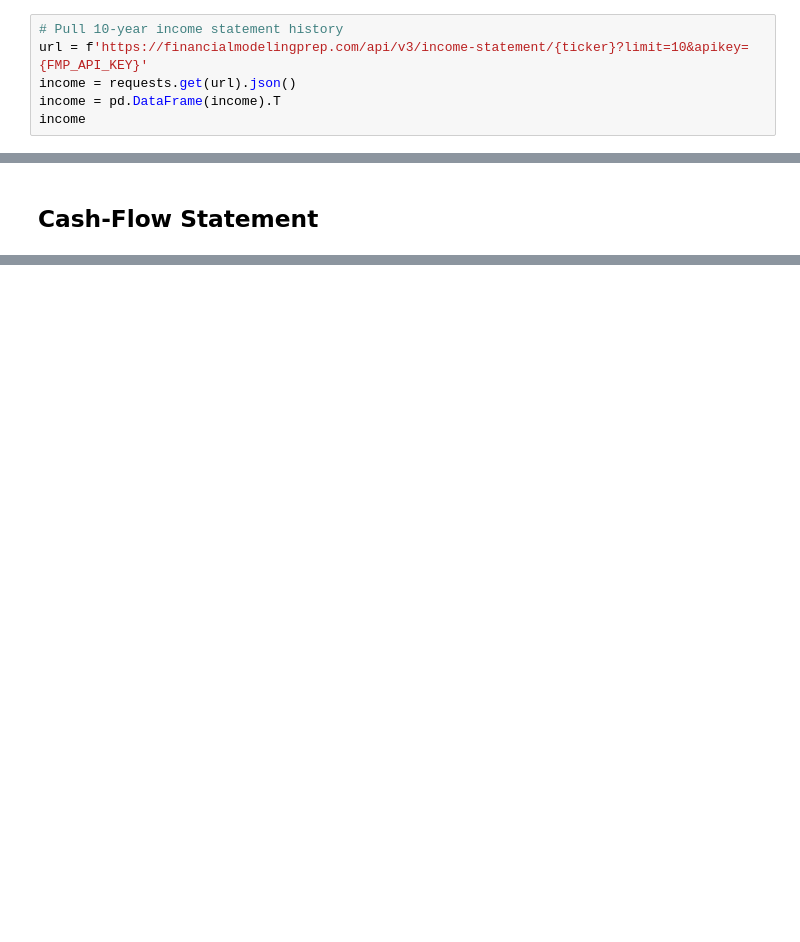
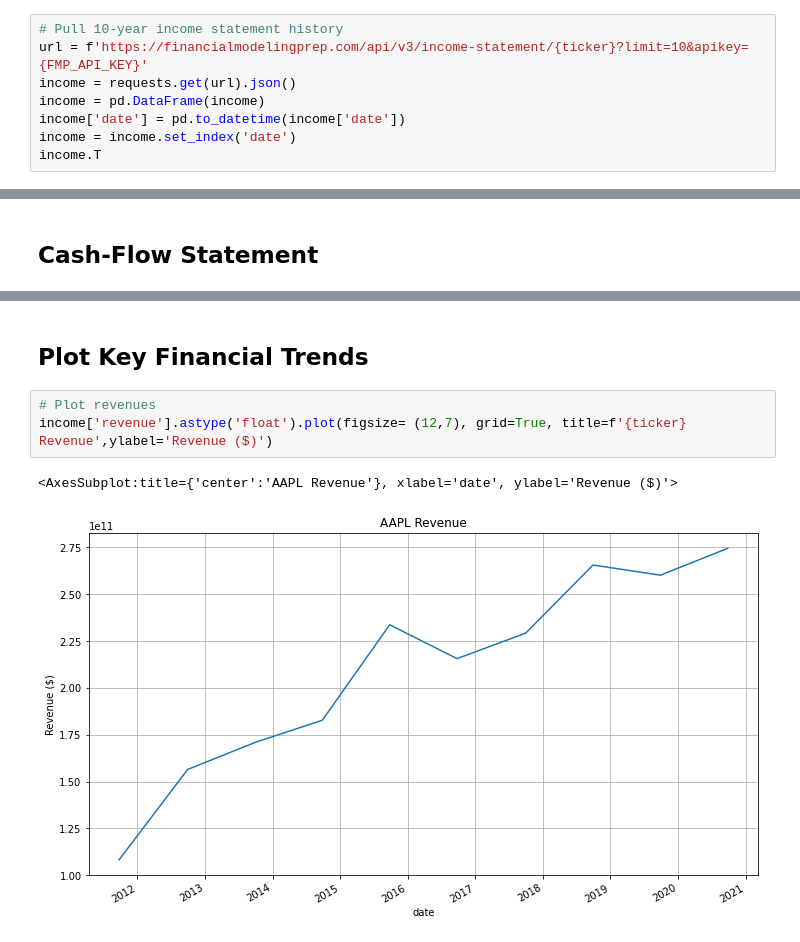
Before and after one commit to dbogatic/value_investing, a Jupyter notebook: intrinsic_value.ipynb, the cells around one changed output, grey strips where cells are left out. Drawn from its saved outputs; the diff is of its cells as text; blank space fills up the shorter version.

Commit message:
plot financials

```diff
--- a/intrinsic_value.ipynb
+++ b/intrinsic_value.ipynb
@@ -29,6 +33,8 @@ FMP_API_KEY = os.getenv('FMP_API_KEY')
 # Pull 10-year income statement history
 url = f'https://financialmodelingprep.com/api/v3/income-statement/{ticker}?limit=10&apikey={FMP_API_KEY}'
 income = requests.get(url).json()
-income = pd.DataFrame(income).T
-income
+income = pd.DataFrame(income)
+income['date'] = pd.to_datetime(income['date'])
+income = income.set_index('date')
+income.T
 # %% [output]
@@ -103,0 +114,8 @@ cash
+# %% [markdown]
+## Plot Key Financial Trends
+# %%
+# Plot revenues
+income['revenue'].astype('float').plot(figsize= (12,7), grid=True, title=f'{ticker} Revenue',ylabel='Revenue ($)')
+# %% [output]
+<AxesSubplot:title={'center':'AAPL Revenue'}, xlabel='date', ylabel='Revenue ($)'>
+[figure, added]
```
Also changed, not shown: parts of 9 cells of this notebook.
